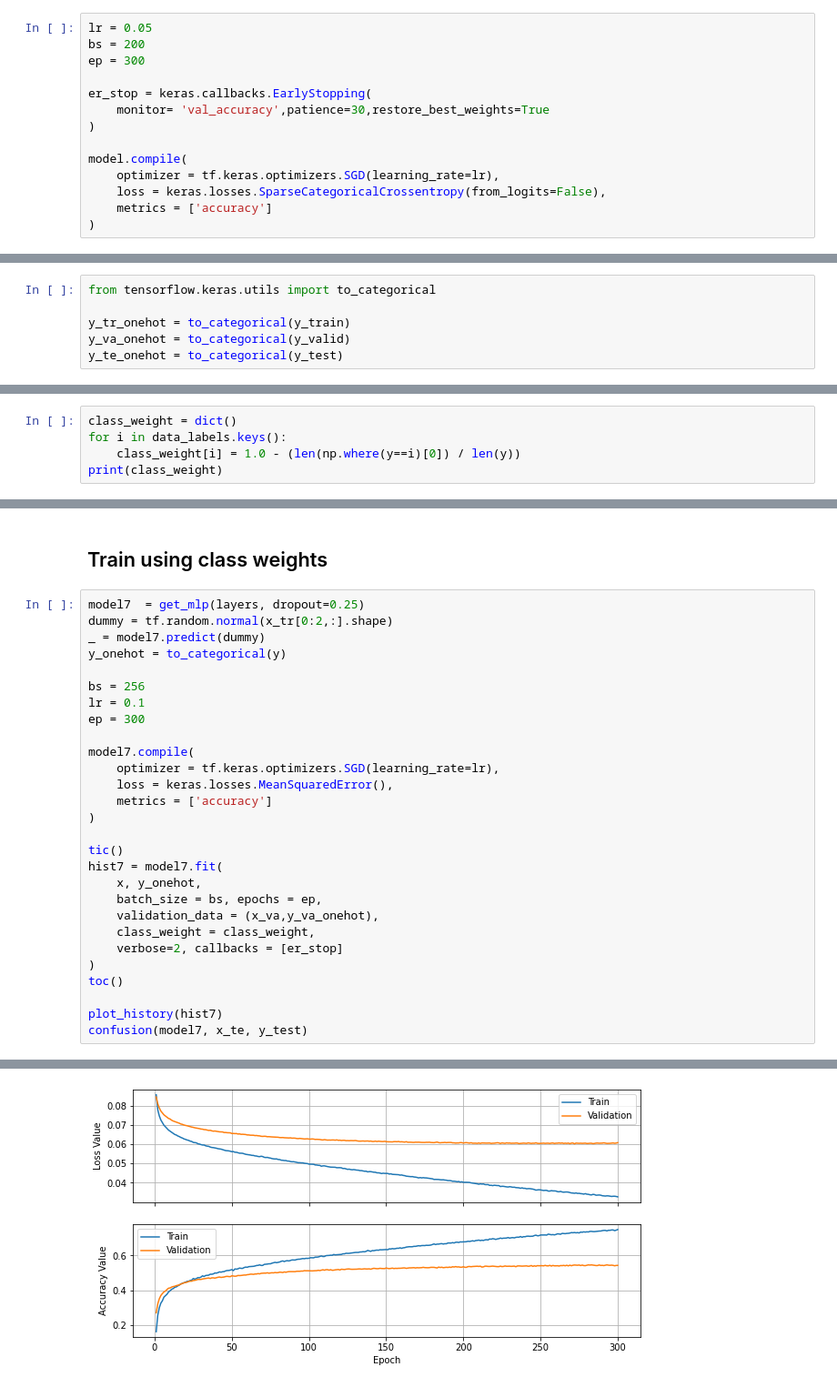
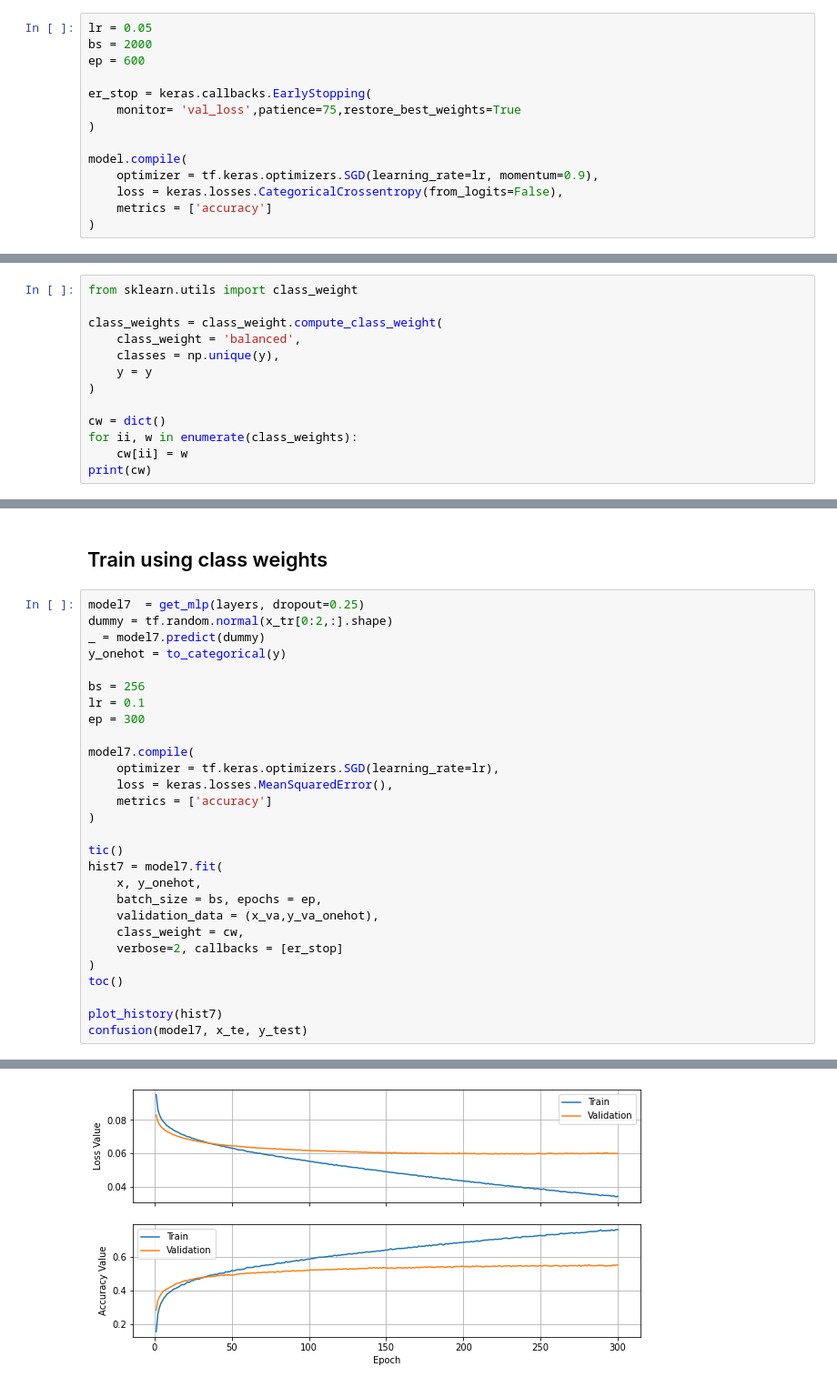
Before and after one commit to Pooria90/CIFAR-10, a Jupyter notebook: main.ipynb, the cells around one changed output, grey strips where cells are left out. Shown at 91% size. Cells and saved outputs as stored; diff of their text form.

```diff
--- a/main.ipynb
+++ b/main.ipynb
@@ -183,15 +200,15 @@ _________________________________________________________________
 # %%
 lr = 0.05
-bs = 200
-ep = 300
+bs = 2000
+ep = 600
 
 er_stop = keras.callbacks.EarlyStopping(
-    monitor= 'val_accuracy',patience=30,restore_best_weights=True
+    monitor= 'val_loss',patience=75,restore_best_weights=True
 )
 
 model.compile(
-    optimizer = tf.keras.optimizers.SGD(learning_rate=lr),
-    loss = keras.losses.SparseCategoricalCrossentropy(from_logits=False),
+    optimizer = tf.keras.optimizers.SGD(learning_rate=lr, momentum=0.9),
+    loss = keras.losses.CategoricalCrossentropy(from_logits=False),
     metrics = ['accuracy']
 )
 # %%
@@ -448,10 +464,4 @@ accuracy = 0.4914
 We have already seen networks trained using `CrossEntropy`. Now we train network using `MSE` as loss function.
 
 First we convert our labels to one-hot.
-# %%
-from tensorflow.keras.utils import to_categorical
-
-y_tr_onehot = to_categorical(y_train)
-y_va_onehot = to_categorical(y_valid)
-y_te_onehot = to_categorical(y_test)
 # %%
@@ -608,7 +618,2 @@ truck : 4043
 # %% [markdown]
 ## Class weight definition
-# %%
-class_weight = dict()
-for i in data_labels.keys():
-    class_weight[i] = 1.0 - (len(np.where(y==i)[0]) / len(y))
-print(class_weight)
@@ -616,0 +620,13 @@ print(class_weight)
+# %%
+from sklearn.utils import class_weight
+
+class_weights = class_weight.compute_class_weight(
+    class_weight = 'balanced',
+    classes = np.unique(y),
+    y = y
+)
+
+cw = dict()
+for ii, w in enumerate(class_weights):
+    cw[ii] = w
+print(cw)
@@ -637,7 +655,7 @@ hist7 = model7.fit(
     x, y_onehot,
     batch_size = bs, epochs = ep,
     validation_data = (x_va,y_va_onehot),
-    class_weight = class_weight,
+    class_weight = cw,
     verbose=2, callbacks = [er_stop]
 )
 toc()
@@ -665 +683 @@ Elapsed time: 383.073264 seconds.
-[figure, old version]
+[figure, new version]
```
Also changed, not shown: parts of 33 cells of this notebook.
